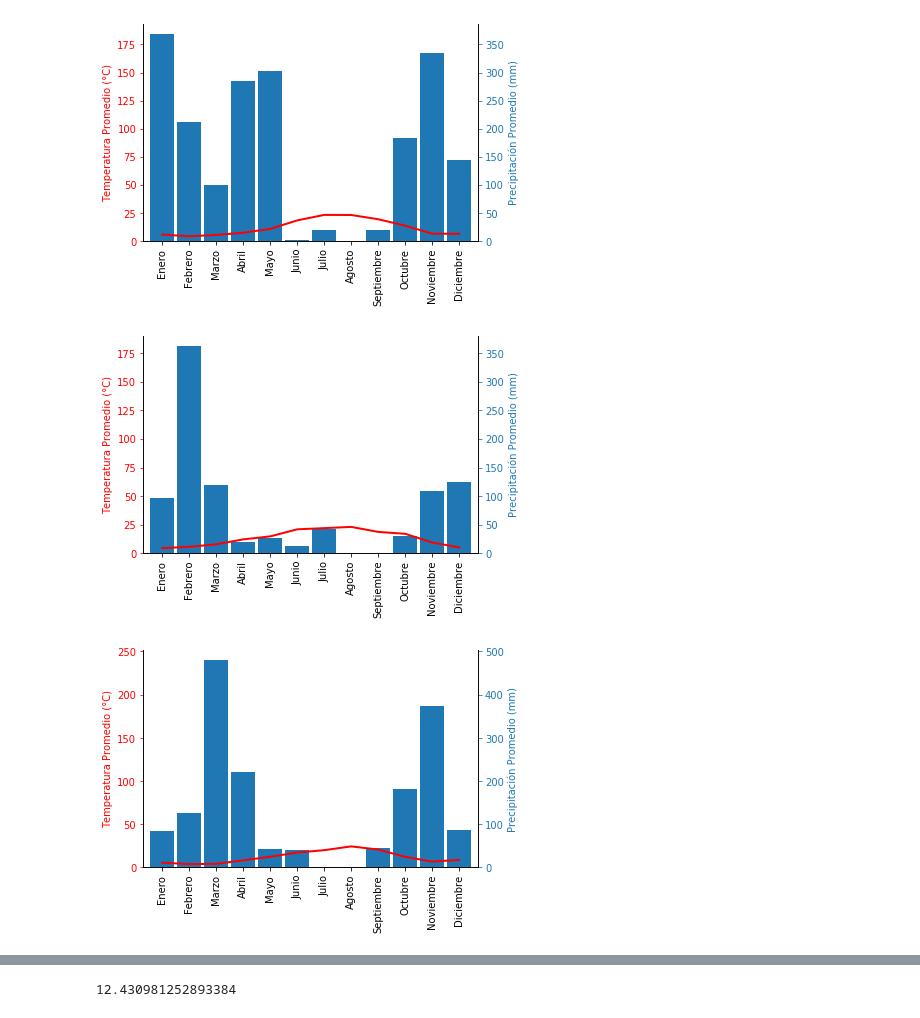
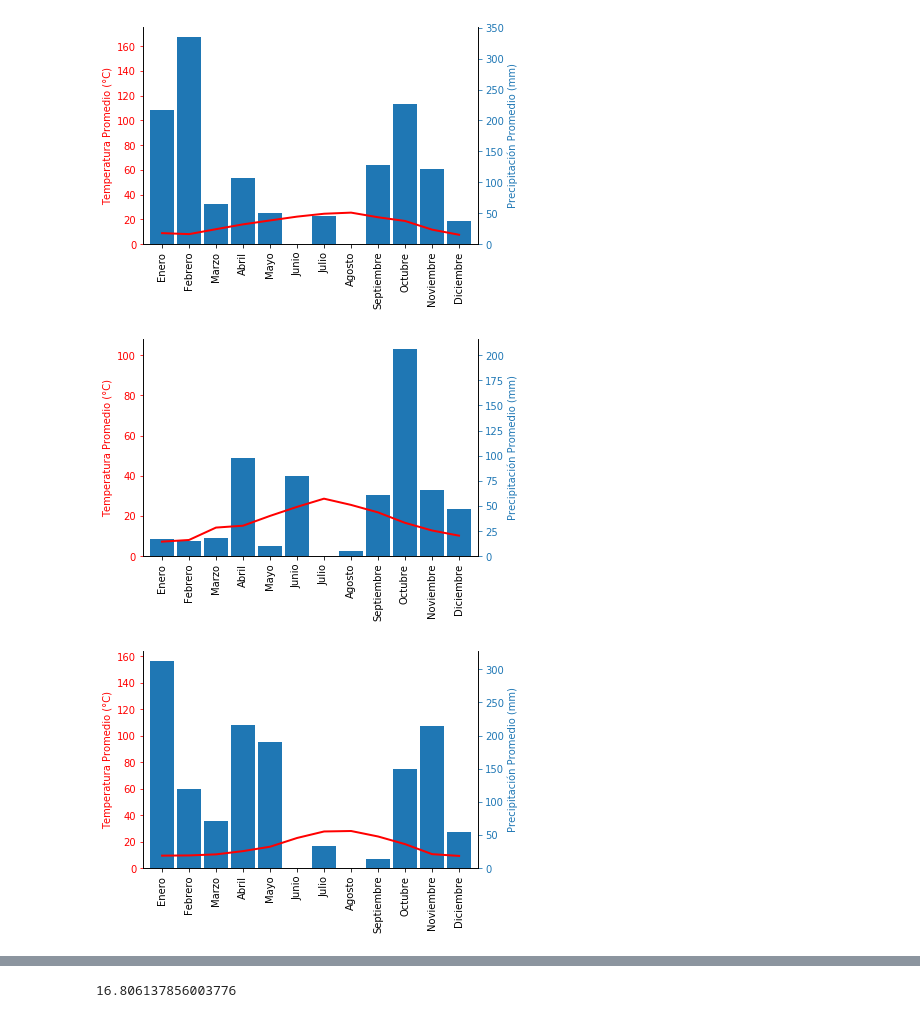
Before and after one commit to bartulo/extremadura, a Jupyter notebook: climodiagrama_sql.ipynb, the cells around one changed output, grey strips where cells are left out. Cells and saved outputs as stored; diff of their text form; code cells hidden in the pictures.

```diff
--- a/climodiagrama_sql.ipynb
+++ b/climodiagrama_sql.ipynb
@@ -13,12 +13,14 @@ conn = psycopg2.connect(**params)
 meses = ['Enero', 'Febrero', 'Marzo', 'Abril', 'Mayo', 'Junio', 'Julio', 'Agosto', 'Septiembre', 'Octubre', 'Noviembre', 'Diciembre']
 a = []
 
-for i in range(2016,2021):
+estacion = 'madrigal'
+
+for i in range(2014,2021):
     sql = '''select
         avg(tmed) as temp_media, sum(prectotal) as precip, extract(month from fecha) as mes
-        from meteo_piornal
+        from meteo_{}
         where extract(year from fecha) = {}
-        group by mes;'''.format(i)
+        group by mes;'''.format(estacion, i)
 
     df = pd.read_sql(sql, conn)
 
@@ -48,50 +50,41 @@ for i in range(2016,2021):
     ax1.set_ylabel("Precipitación Promedio (mm)", color='C0')
 
     plt.show()
-    fig.savefig('static/images/climodiagrama_piornal_{}'.format(i), bbox_inches='tight', pad_inches=0)
+    fig.savefig('static/images/climodiagrama_{}_{}'.format(estacion, i), bbox_inches='tight', pad_inches=0)
     plt.close(fig)
 
 b = pd.concat(a)
 datos_medios = b.groupby(b.index).mean()
 print(datos_medios.mean()['temp_media'])
 
 fig = plt.figure(figsize=(16,11))
 
 ax1 = fig.add_subplot()
 ax2 = ax1.twinx()
 
 datos_medios['precip'].plot(kind='bar', width=0.9, ax=ax1, xticks=datos_medios.index)
 datos_medios['temp_media'].plot(color='red', ax=ax2, lw=2)
 
 ax1.set_xticklabels(meses)
 ax2.set_ylim(0,  ax1.get_ylim()[1] / 2)
 
 ax1.yaxis.set_label_position("right")
 ax1.yaxis.tick_right()
 ax2.yaxis.set_label_position("left")
 ax2.yaxis.set_tick_params(labelcolor='red', color='red')
 ax1.yaxis.set_tick_params(labelcolor='C0', color='C0')
 
 ax2.yaxis.tick_left()
 ax1.spines['top'].set_visible(False)
 ax2.spines['top'].set_visible(False)
 
 ax2.set_ylabel("Temperatura Promedio (°C)", color='red')
 ax1.set_ylabel("Precipitación Promedio (mm)", color='C0')
 
 plt.show()
-fig.savefig('static/images/climodiagrama_piornal_media', bbox_inches='tight', pad_inches=0)
+fig.savefig('static/images/climodiagrama_{}_media'.format(estacion), bbox_inches='tight', pad_inches=0)
 plt.close(fig)
-
-# EXPORTAR A HTML
-
-env = Environment(loader=FileSystemLoader('static/templates'))
-template =env.get_template('clima.html')
-output = template.render(tornavacas_years = list(range(2014,2021)), piornal_years = list(range(2016,2021)))
-
-with open('static/html/clima.html', 'w') as f:
-    f.write(output)
 # %% [output]
-[figure, old version]
+[figure, new version]
-[figure, old version]
+[figure, new version]
-[figure, old version]
+[figure, new version]
@@ -100 +95 @@ with open('static/html/clima.html', 'w') as f:
-12.430981252893384
+16.806137856003776
```
Also changed, not shown: parts of 1 cell of this notebook, 34 other files.
